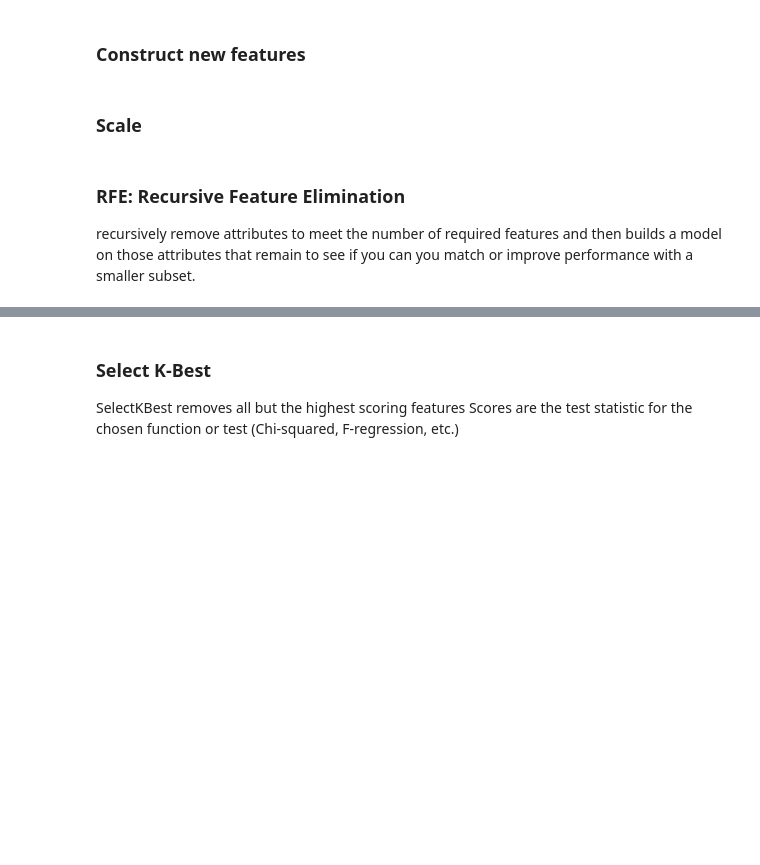
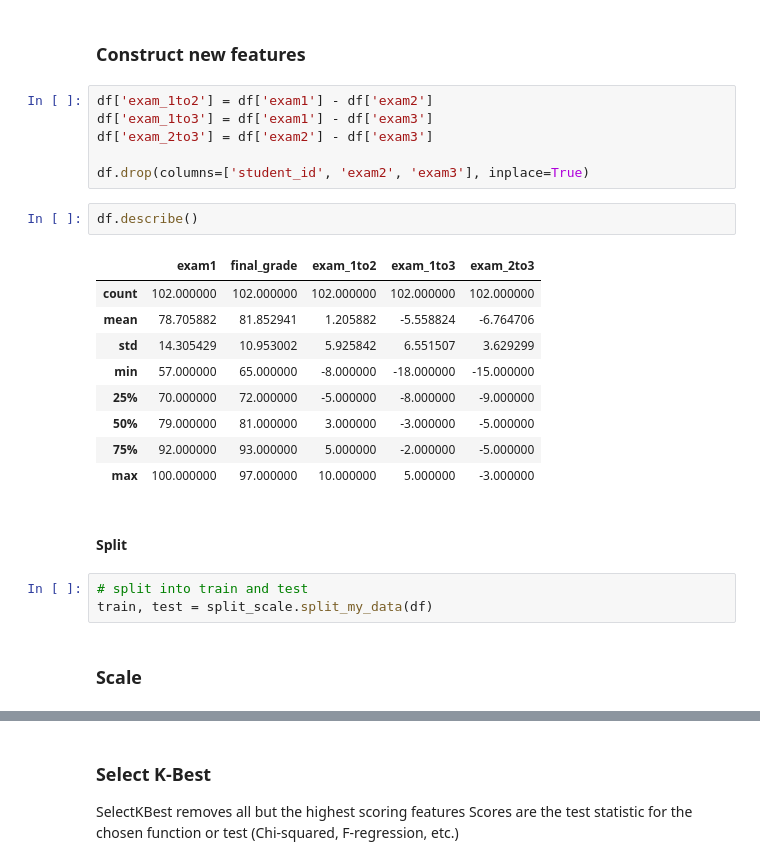
Before and after one commit to CodeupClassroom/bayes-methodologies-exercises, a Jupyter notebook: regression-day4.ipynb, the cells around one changed output, grey strips where cells are left out. Saved outputs shown, nothing was run; the diff lists cells and outputs as text; blank space fills up the shorter version.

```diff
--- a/regression-day4.ipynb
+++ b/regression-day4.ipynb
@@ -39,8 +81,27 @@ warnings.filterwarnings('ignore')
 # %% [markdown]
 ### Construct new features
+# %%
+df['exam_1to2'] = df['exam1'] - df['exam2']
+df['exam_1to3'] = df['exam1'] - df['exam3']
+df['exam_2to3'] = df['exam2'] - df['exam3']
+
+df.drop(columns=['student_id', 'exam2', 'exam3'], inplace=True)
+# %%
+df.describe()
+# %% [output]
+|  | exam1 | final_grade | exam_1to2 | exam_1to3 | exam_2to3 |
+| count | 102.000000 | 102.000000 | 102.000000 | 102.000000 | 102.000000 |
+| mean | 78.705882 | 81.852941 | 1.205882 | -5.558824 | -6.764706 |
+| std | 14.305429 | 10.953002 | 5.925842 | 6.551507 | 3.629299 |
+| min | 57.000000 | 65.000000 | -8.000000 | -18.000000 | -15.000000 |
+| 25% | 70.000000 | 72.000000 | -5.000000 | -8.000000 | -9.000000 |
+| 50% | 79.000000 | 81.000000 | 3.000000 | -3.000000 | -5.000000 |
+| 75% | 92.000000 | 93.000000 | 5.000000 | -2.000000 | -5.000000 |
+| max | 100.000000 | 97.000000 | 10.000000 | 5.000000 | -3.000000 |
+# %% [markdown]
+#### Split
+# %%
+# split into train and test
+train, test = split_scale.split_my_data(df)
 # %% [markdown]
 ### Scale
-# %% [markdown]
-### RFE: Recursive Feature Elimination
-
-recursively remove attributes to meet the number of required features and then builds a model on those attributes that remain to see if you can you match or improve performance with a smaller subset.
```
Also changed, not shown: parts of 16 cells of this notebook.
